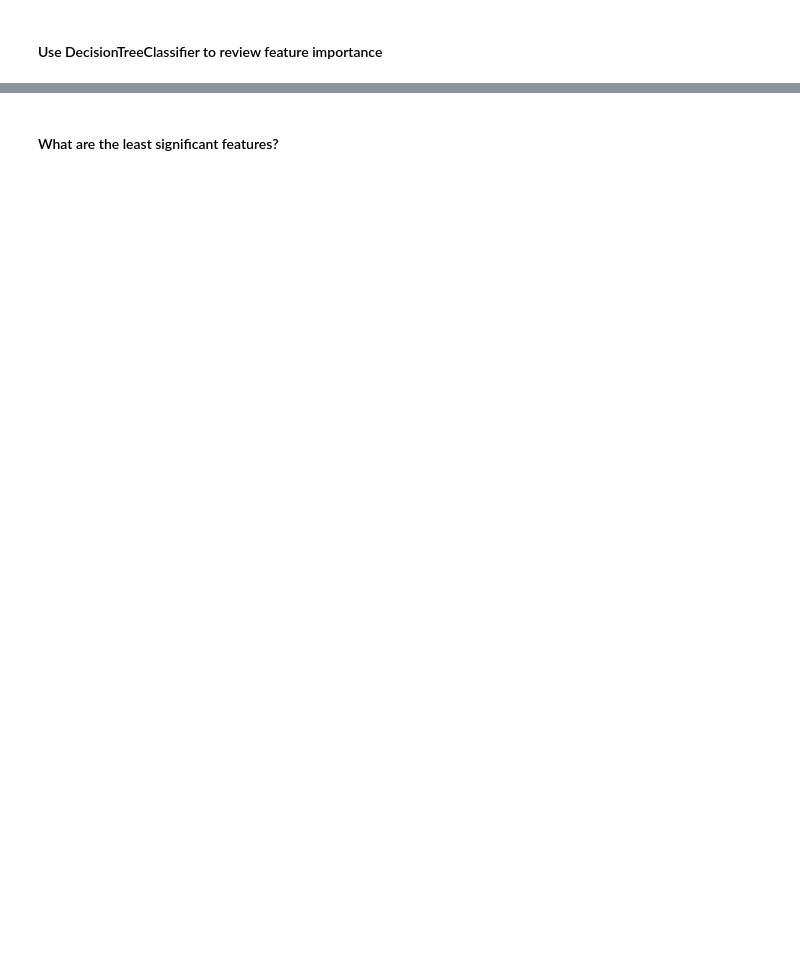
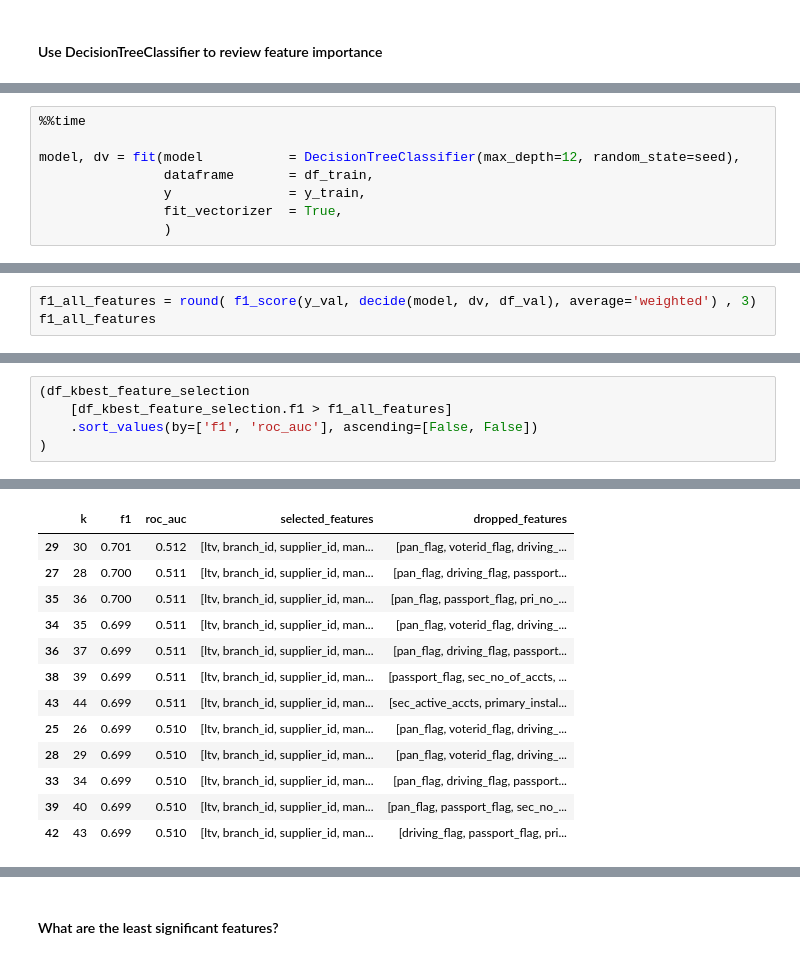
Before and after one commit to julrichkieffer/portfolio-data-science, a Jupyter notebook: 04 vehicle loan default/notebook.ipynb, the cells around one changed output, grey strips where cells are left out. Cells and saved outputs as stored; diff of their text form; blank space fills up the shorter version.

```diff
--- a/04 vehicle loan default/notebook.ipynb
+++ b/04 vehicle loan default/notebook.ipynb
@@ -1454,0 +1513,8 @@ feature_significance_threshold = 0.003  # features less than 1/3% significant
+# %%
+%%time
+
+model, dv = fit(model           = DecisionTreeClassifier(max_depth=12, random_state=seed),
+                dataframe       = df_train,
+                y               = y_train,
+                fit_vectorizer  = True,
+                )
@@ -1454,0 +1527,3 @@ feature_significance_threshold = 0.003  # features less than 1/3% significant
+# %%
+f1_all_features = round( f1_score(y_val, decide(model, dv, df_val), average='weighted') , 3)
+f1_all_features
@@ -1454,0 +1565,6 @@ feature_significance_threshold = 0.003  # features less than 1/3% significant
+# %%
+(df_kbest_feature_selection
+    [df_kbest_feature_selection.f1 > f1_all_features]
+    .sort_values(by=['f1', 'roc_auc'], ascending=[False, False])
+)
+# %% [output]
@@ -1454,0 +1572,13 @@ feature_significance_threshold = 0.003  # features less than 1/3% significant
+|  | k | f1 | roc_auc | selected_features | dropped_features |
+| 29 | 30 | 0.701 | 0.512 | [ltv, branch_id, supplier_id, man... | [pan_flag, voterid_flag, driving_... |
+| 27 | 28 | 0.700 | 0.511 | [ltv, branch_id, supplier_id, man... | [pan_flag, driving_flag, passport... |
+| 35 | 36 | 0.700 | 0.511 | [ltv, branch_id, supplier_id, man... | [pan_flag, passport_flag, pri_no_... |
+| 34 | 35 | 0.699 | 0.511 | [ltv, branch_id, supplier_id, man... | [pan_flag, voterid_flag, driving_... |
+| 36 | 37 | 0.699 | 0.511 | [ltv, branch_id, supplier_id, man... | [pan_flag, driving_flag, passport... |
+| 38 | 39 | 0.699 | 0.511 | [ltv, branch_id, supplier_id, man... | [passport_flag, sec_no_of_accts, ... |
+| 43 | 44 | 0.699 | 0.511 | [ltv, branch_id, supplier_id, man... | [sec_active_accts, primary_instal... |
+| 25 | 26 | 0.699 | 0.510 | [ltv, branch_id, supplier_id, man... | [pan_flag, voterid_flag, driving_... |
+| 28 | 29 | 0.699 | 0.510 | [ltv, branch_id, supplier_id, man... | [pan_flag, voterid_flag, driving_... |
+| 33 | 34 | 0.699 | 0.510 | [ltv, branch_id, supplier_id, man... | [pan_flag, driving_flag, passport... |
+| 39 | 40 | 0.699 | 0.510 | [ltv, branch_id, supplier_id, man... | [pan_flag, passport_flag, sec_no_... |
+| 42 | 43 | 0.699 | 0.510 | [ltv, branch_id, supplier_id, man... | [driving_flag, passport_flag, pri... |
```
Also changed, not shown: parts of 36 cells of this notebook.
